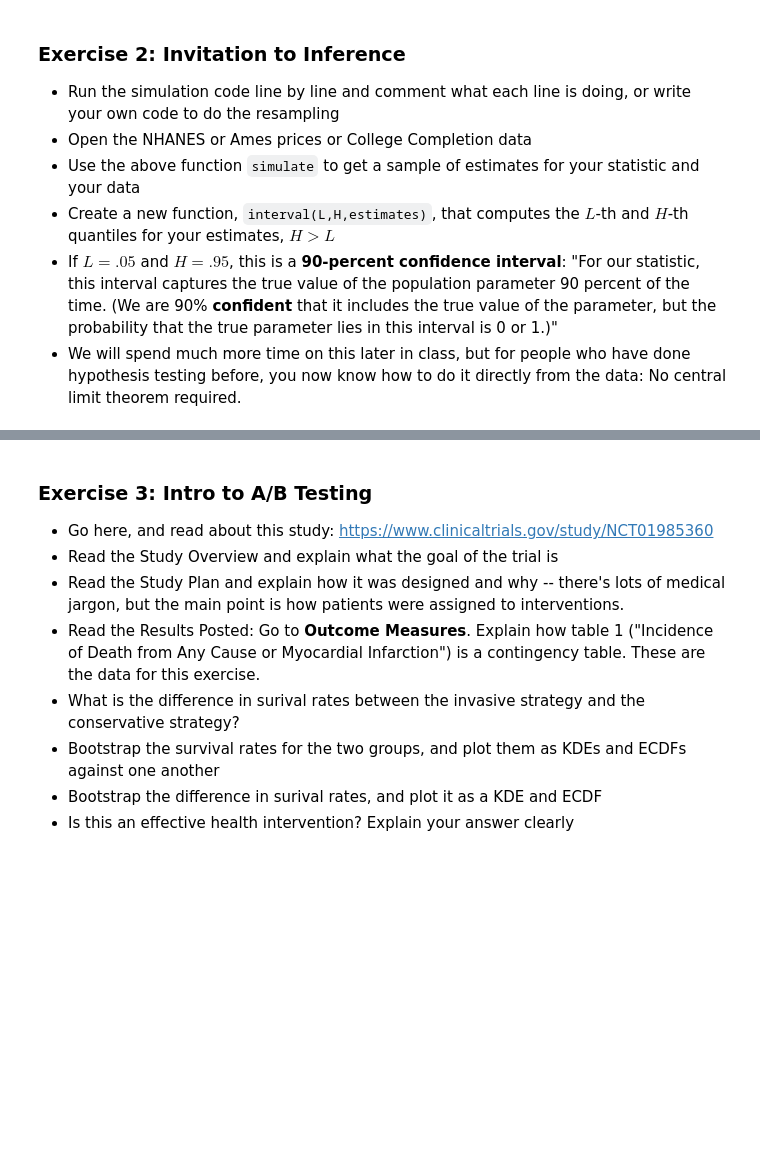
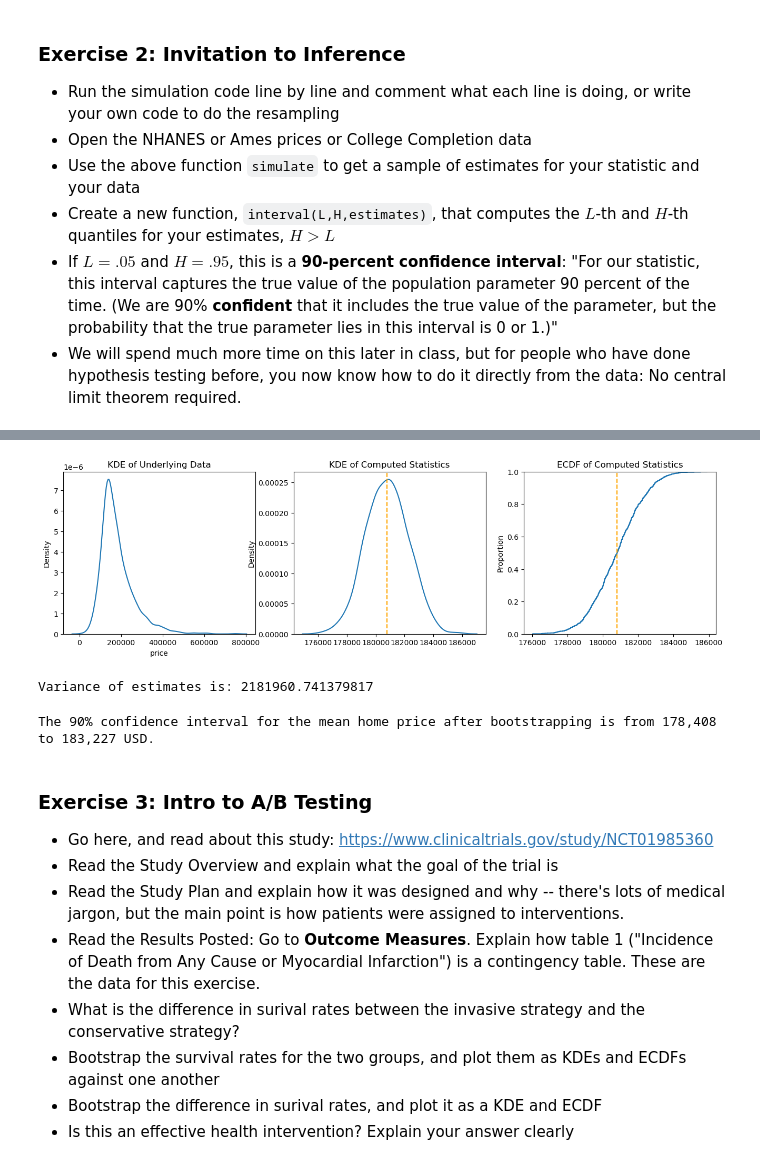
Before and after one commit to witthm8080/github_branching, a Jupyter notebook: assignment_4.ipynb, the cells around one changed output, grey strips where cells are left out. Saved outputs shown, nothing was run; the diff lists cells and outputs as text; code cells hidden in the pictures; blank space fills up the shorter version.

```diff
--- a/assignment_4.ipynb
+++ b/assignment_4.ipynb
@@ -18,0 +24,3 @@
+# %%
+ames = pd.read_csv(r"data\ames_prices.csv")
+ames.head()
@@ -19,3 +35,56 @@
+# %%
+# Simulate Function
+## Our statistic to bootstrap:
+def stat(x):
+    stat = np.mean(x)
+    return stat
+
+def simulate(var, df, fcn, S=1000, plot=True):
+    ''' Bootstrap simulation code. '''
+    x = df[var]
+
+    estimates = []
+    for s in range(S):
+        # Draw a new sample, with replacement:
+        x_s = x.sample(frac=1.0,replace=True)
+        # Compute statistic:
+        stat_s = fcn(x_s)
+        # Append estimate:
+        estimates.append(stat_s)
+    estimates = np.array(estimates) # Convert estimates list to numpy array
+
+    ## or in one line,
+    #estimates = [fcn(x.sample(frac=1.0,replace=True)) for s in range(S)]
+
+    if plot:
+        fig, axes = plt.subplots(1, 3, figsize=(16, 4))  # 1 row, 2 columns
+        sns.kdeplot(x, ax = axes[0]).set(title='KDE of Underlying Data')
+        sns.kdeplot(estimates, ax = axes[1]).set(title='KDE of Computed Statistics')
+        axes[1].axvline(x=fcn(x), color='orange', linestyle='--')
+        sns.ecdfplot(estimates, ax = axes[2]).set(title='ECDF of Computed Statistics')
+        axes[2].axvline(x=fcn(x), color='orange', linestyle='--')
+        plt.show()
+        print(f'Variance of estimates is: {np.var(estimates)}')
+
+    return estimates
+# %%
+# Simulate Function Call
+estimates = simulate('price', ames, stat)
+# %% [output]
+[figure, added]
+Variance of estimates is: 2181960.741379817
+# %%
+# Interval Function
+def interval(L, H, estimates):
+    high = np.quantile(estimates, H)
+    low = np.quantile(estimates, L)
+    return high, low
+
+H, L = interval(.05, .95, estimates)
+
+print(f'The 90% confidence interval for the mean home price after bootstrapping is from {L:,.0f} to {H:,.0f} USD.')
+# %% [output]
+The 90% confidence interval for the mean home price after bootstrapping is from 178,408 to 183,227 USD.
 # %% [markdown]
 ### Exercise 3: Intro to A/B Testing
 - Go here, and read about this study: https://www.clinicaltrials.gov/study/NCT01985360
```
Also changed, not shown: parts of 2 cells of this notebook.
